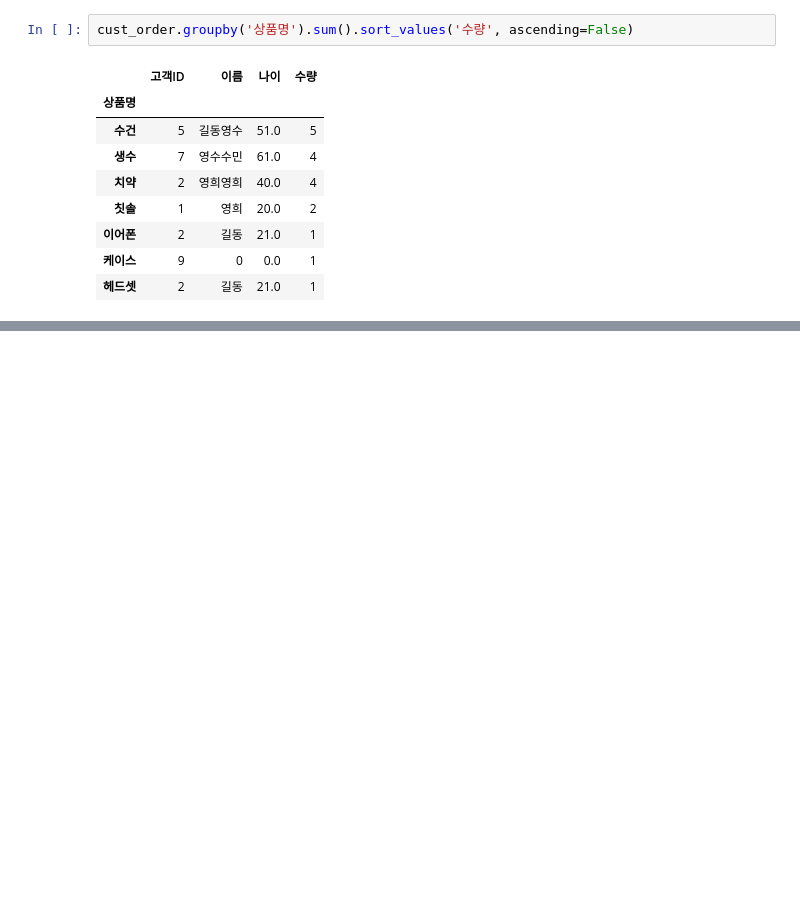
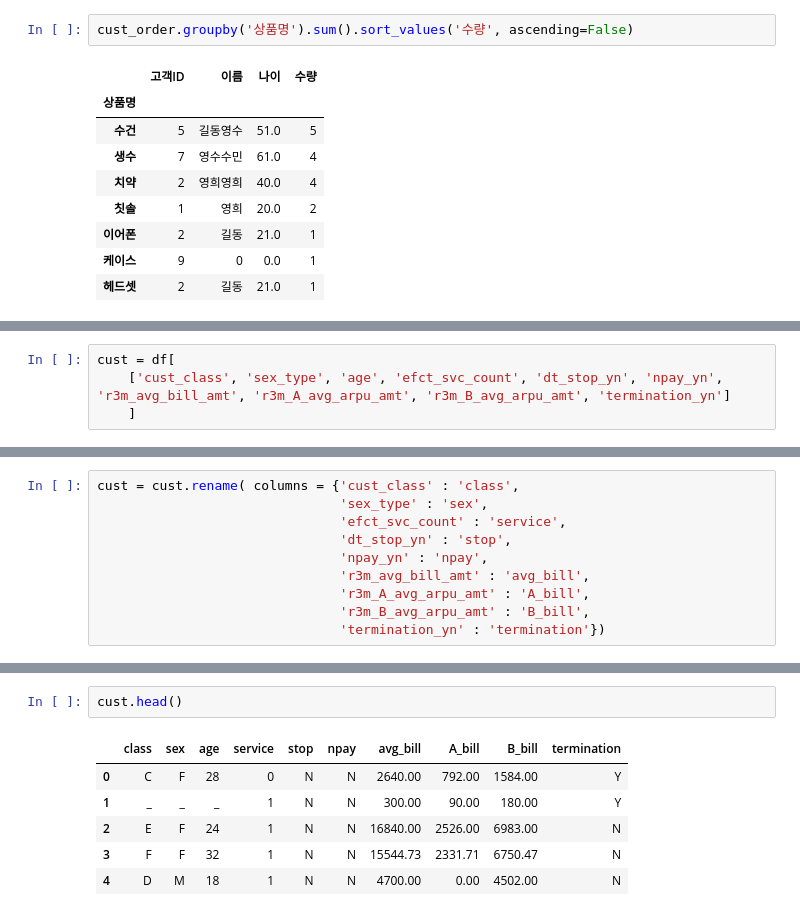
Before and after one commit to Jingu-Tr-Lee-06/Study_AICE, a Jupyter notebook: PythonNoteBook/AICE_Pandas_실습.ipynb, the cells around one changed output, grey strips where cells are left out. Drawn from its saved outputs; the diff is of its cells as text; blank space fills up the shorter version.

```diff
--- a/PythonNoteBook/AICE_Pandas_실습.ipynb
+++ b/PythonNoteBook/AICE_Pandas_실습.ipynb
@@ -957,0 +1235,4 @@ cust_order.groupby('상품명').sum().sort_values('수량', ascending=False)
+# %%
+cust = df[
+    ['cust_class', 'sex_type', 'age', 'efct_svc_count', 'dt_stop_yn', 'npay_yn', 'r3m_avg_bill_amt', 'r3m_A_avg_arpu_amt', 'r3m_B_avg_arpu_amt', 'termination_yn']
+    ]
@@ -957,0 +1248,10 @@ cust_order.groupby('상품명').sum().sort_values('수량', ascending=False)
+# %%
+cust = cust.rename( columns = {'cust_class' : 'class',
+                               'sex_type' : 'sex',
+                               'efct_svc_count' : 'service',
+                               'dt_stop_yn' : 'stop',
+                               'npay_yn' : 'npay',
+                               'r3m_avg_bill_amt' : 'avg_bill',
+                               'r3m_A_avg_arpu_amt' : 'A_bill',
+                               'r3m_B_avg_arpu_amt' : 'B_bill',
+                               'termination_yn' : 'termination'})
@@ -957,0 +1278,9 @@ cust_order.groupby('상품명').sum().sort_values('수량', ascending=False)
+# %%
+cust.head()
+# %% [output]
+|  | class | sex | age | service | stop | npay | avg_bill | A_bill | B_bill | termination |
+| 0 | C | F | 28 | 0 | N | N | 2640.00 | 792.00 | 1584.00 | Y |
+| 1 | _ | _ | _ | 1 | N | N | 300.00 | 90.00 | 180.00 | Y |
+| 2 | E | F | 24 | 1 | N | N | 16840.00 | 2526.00 | 6983.00 | N |
+| 3 | F | F | 32 | 1 | N | N | 15544.73 | 2331.71 | 6750.47 | N |
+| 4 | D | M | 18 | 1 | N | N | 4700.00 | 0.00 | 4502.00 | N |
```
Also changed, not shown: parts of 48 cells of this notebook, 5 other files.
